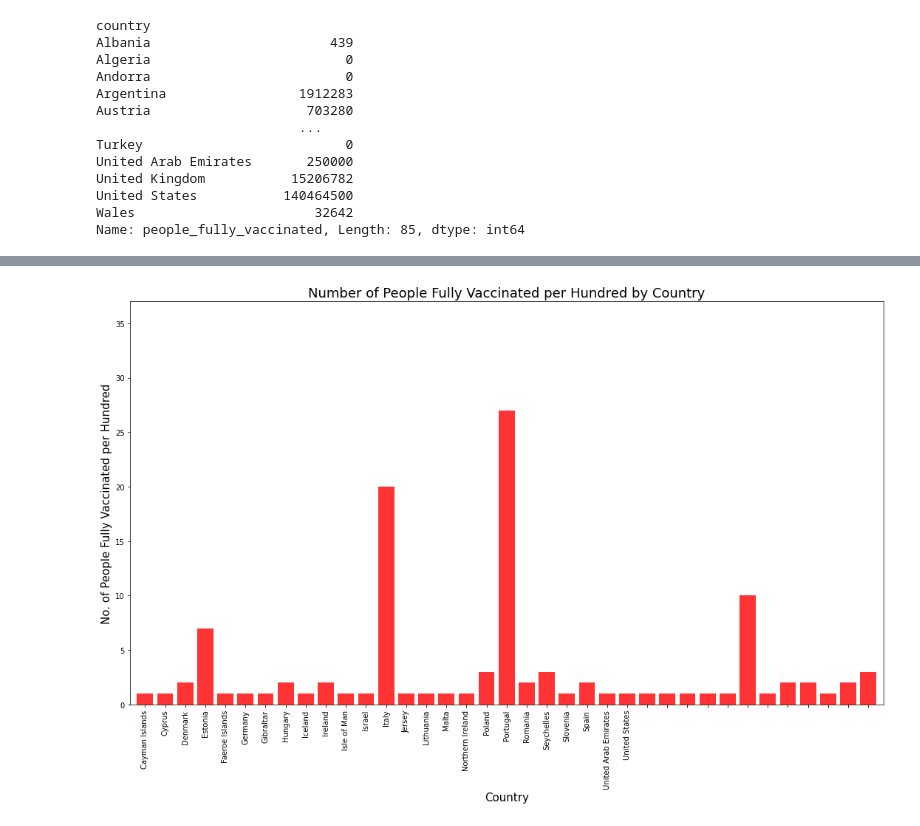
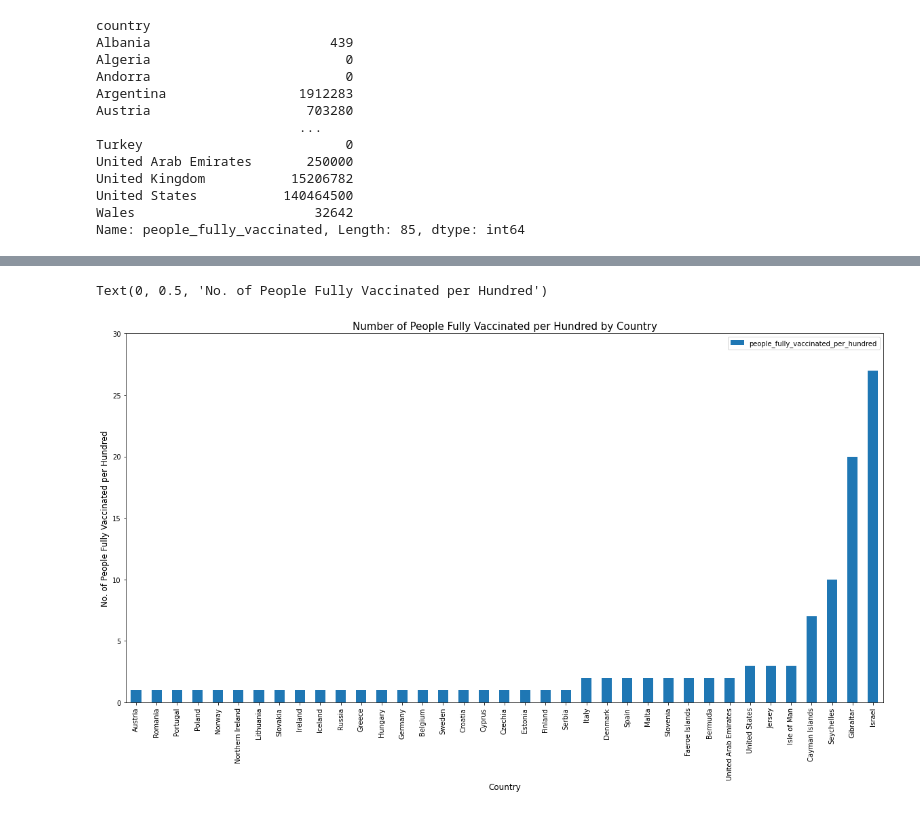
Before and after one commit to mcasiano1/Project-1, a Jupyter notebook: Final Data/final_analysis.ipynb, the cells around one changed output, grey strips where cells are left out. Cells and saved outputs as stored; diff of their text form; code cells hidden in the pictures.

```diff
--- a/Final Data/final_analysis.ipynb
+++ b/Final Data/final_analysis.ipynb
@@ -135,8 +124,9 @@ filtered_countries_hun=covid_df[["country","people_fully_vaccinated_per_hundred"
 filtered_countries_hun=filtered_countries_hun[filtered_countries_hun["people_fully_vaccinated_per_hundred"] !=0]
 
 filtered_no_zero_hun=filtered_countries_hun.groupby(["country"])["people_fully_vaccinated_per_hundred"].max()
-#filtered_countries_hun["country"].unique()
-filtered_no_zero_hun
-#sort_df=pd.DataFrame(sort_hun)
-#sort_df["country"].unique()
+filtered_no_zero__hun_df=pd.DataFrame(filtered_no_zero_hun)
+filtered_no_zero__hun_df
+
+fil_no_zero_df_sort_hun=filtered_no_zero__hun_df.sort_values("people_fully_vaccinated_per_hundred")
+fil_no_zero_df_sort_hun
 # %% [output]
@@ -160,30 +151,13 @@ Name: people_fully_vaccinated_per_hundred, dtype: int64
-# %%
-#Graph the results in a Bar Graph
-x_axis=np.arange(len(filtered_no_zero_hun))
-fig1, ax1 = plt.subplots(figsize=(15,10))
-plt.bar(x_axis, filtered_no_zero_hun, color='r', alpha=0.8, align='center' )
-
-
-#Set Data Frame column values as x-axis labels
-tick_loc=[value for value in x_axis]
-
-plt.xticks(tick_loc, ['Cayman Islands', 'Cyprus', 'Denmark', 'Estonia', 'Faeroe Islands',
-       'Germany', 'Gibraltar', 'Hungary', 'Iceland', 'Ireland',
-       'Isle of Man', 'Israel', 'Italy', 'Jersey', 'Lithuania', 'Malta',
-       'Northern Ireland', 'Poland', 'Portugal', 'Romania', 'Seychelles',
-       'Slovenia', 'Spain', 'United Arab Emirates', 'United States'], rotation='vertical')
-
-plt.xlim(-0.75, len(x_axis)-0.25)
-
-plt.ylim(0, max(filtered_no_zero_hun)+10)
-#plt.ylim(0,120000000)
-
-plt.xlabel("Country", fontsize=15)
-plt.ylabel("No. of People Fully Vaccinated per Hundred", fontsize=15)
-plt.title("Number of People Fully Vaccinated per Hundred by Country", fontsize=18)
-plt.tight_layout()
-# %% [output]
-[figure, removed]
+# %%
+#Plot filtered DataFrame (sorted) into bar graph of people fully vaccinated per hundred (sum) grouped by country
+fil_no_zero_df_sort_hun.plot.bar(figsize=(20,10))
+plt.title("Number of People Fully Vaccinated per Hundred by Country", fontsize=15)
+plt.ylim(0,30)
+plt.xlabel("Country", fontsize=12)
+plt.ylabel("No. of People Fully Vaccinated per Hundred", fontsize=12)
+# %% [output]
+Text(0, 0.5, 'No. of People Fully Vaccinated per Hundred')
+[figure, added]
 # %%
 #Q2: Which vaccines and mixes are being distributed most /least.
 #Create new DF that only contains country and people_fully_vaccinated columns and removes 0 from people_fully_vaccinated
```
Also changed, not shown: parts of 6 cells of this notebook.
